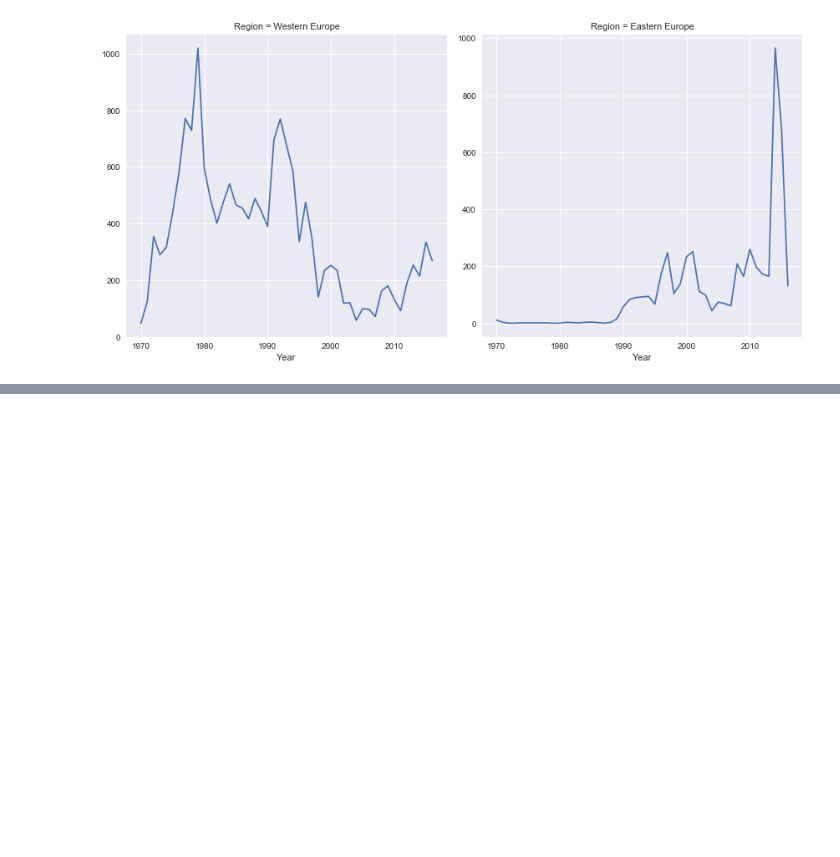
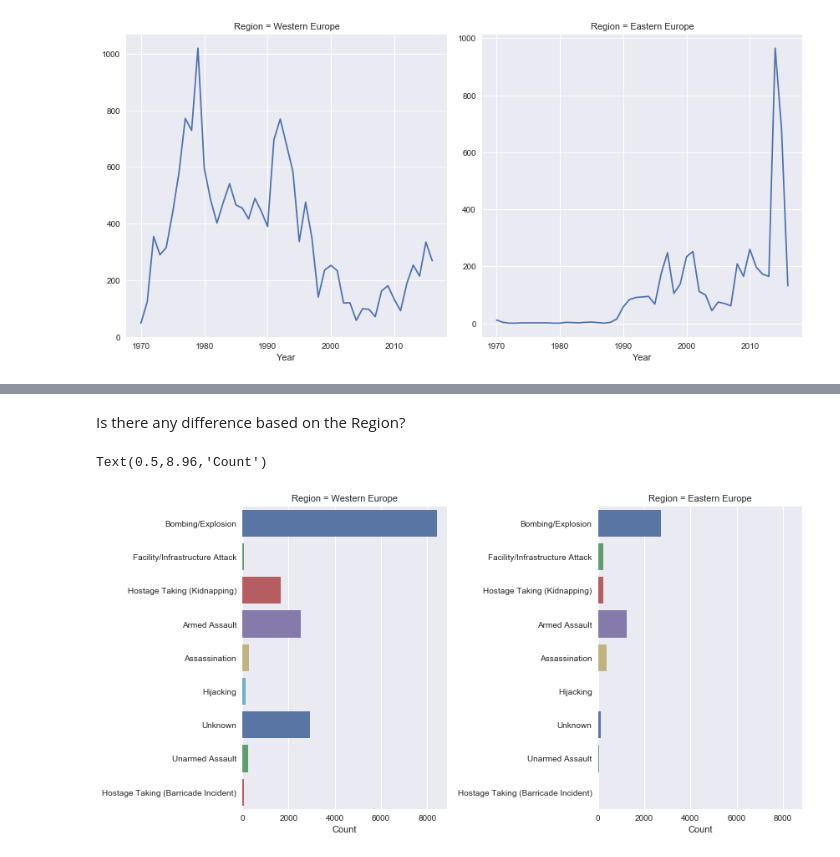
Before and after one commit to MihailoJoksimovic/globalterrorismdatabase, a Jupyter notebook: Analysis.ipynb, the cells around one changed output, grey strips where cells are left out. Drawn from its saved outputs; the diff is of its cells as text; code cells hidden in the pictures; blank space fills up the shorter version.

```diff
--- a/Analysis.ipynb
+++ b/Analysis.ipynb
@@ -244,0 +293,14 @@ sns.axes_style?
+# %% [markdown]
+Is there any difference based on the Region?
+# %%
+def countplot(y, **kwargs):
+    ax = sns.countplot(y=y, **kwargs, palette='deep')
+
+g = sns.FacetGrid(europe, col='Region', size=6)
+g.map(countplot, 'AttackType')
+
+g.axes[0,0].set_xlabel("Count")
+g.axes[0,1].set_xlabel("Count")
+# %% [output]
+Text(0.5,8.96,'Count')
+[figure, added]
```
Also changed, not shown: parts of 60 cells of this notebook.
